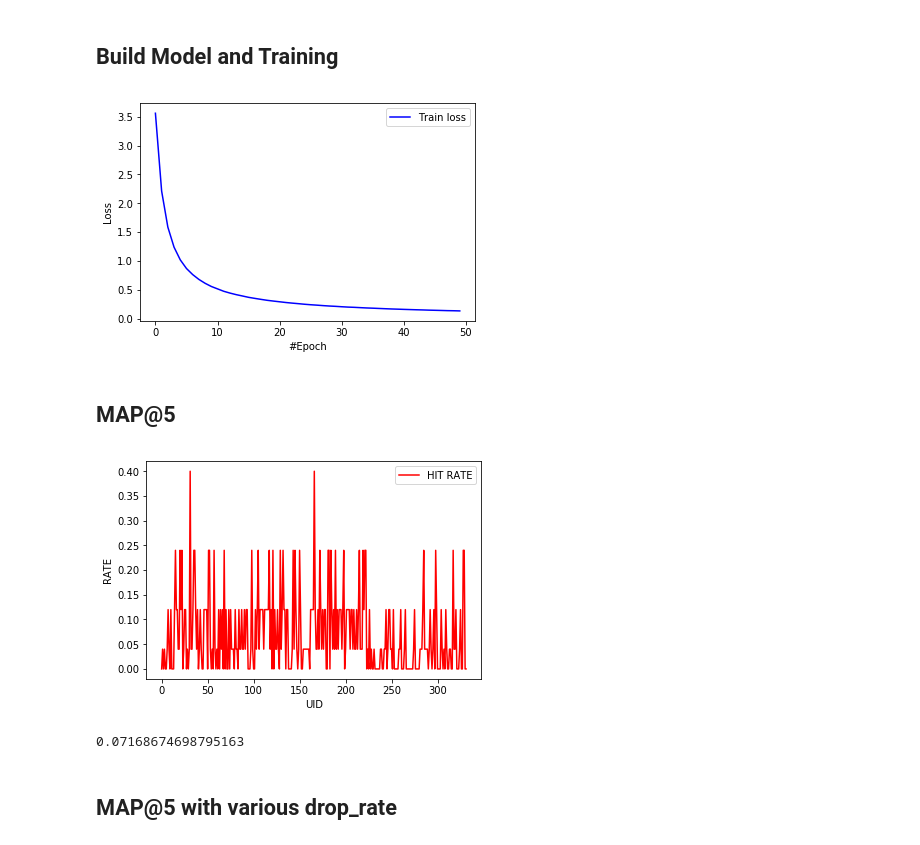
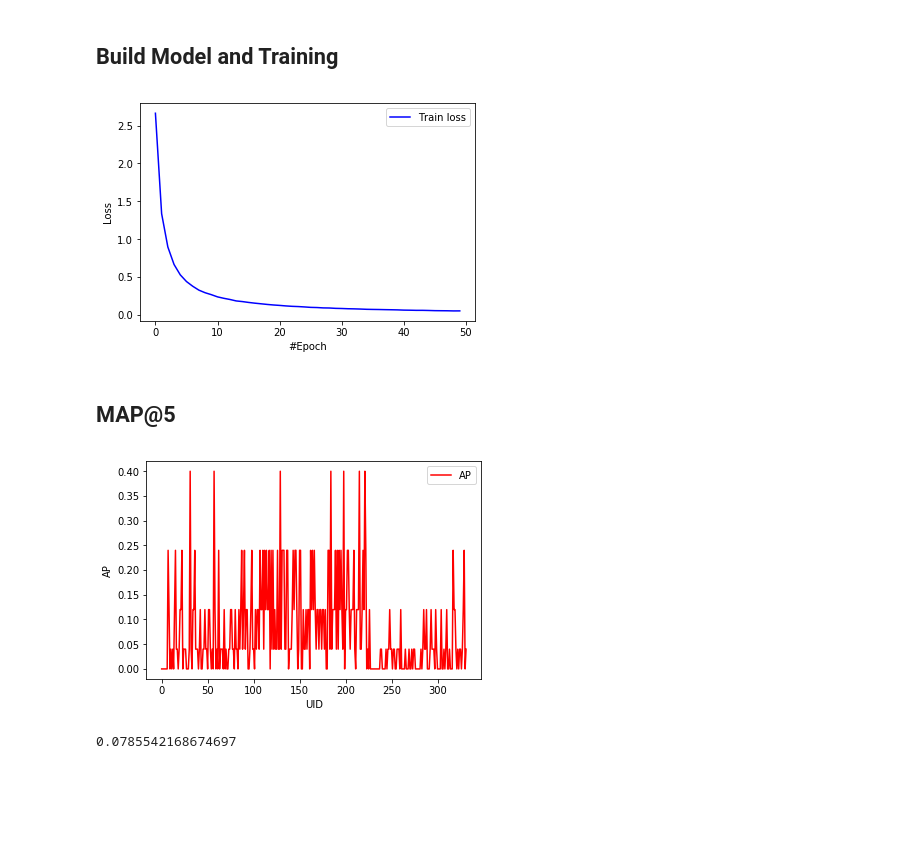
Before and after one commit to lxq8191/CDAE-2, a Jupyter notebook: CDAE_main.ipynb, the cells around one changed output. Drawn from its saved outputs; the diff is of its cells as text; code cells hidden in the pictures; blank space fills up the shorter version.

```diff
--- a/CDAE_main.ipynb
+++ b/CDAE_main.ipynb
@@ -35,8 +35,8 @@ for line in df_array:
 # %%
 a = [usr_idx for usr_idx in range(rating.shape[0]) if np.count_nonzero(rating[usr_idx]) < 5]
 rating = np.delete(rating, a, axis=0)
-a = [item_idx for item_idx in range(rating.shape[1]) if np.count_nonzero(rating.T[item_idx]) == 0]
-rating = np.delete(rating, a, axis=1)
+# a = [item_idx for item_idx in range(rating.shape[1]) if np.count_nonzero(rating.T[item_idx]) == 0]
+# rating = np.delete(rating, a, axis=1)
 
 n_u = rating.shape[0]
 n_i = rating.shape[1]
@@ -58,8 +85,8 @@ sess = tf.Session()
 X = tf.placeholder(tf.float32, shape=(1, n_i))
 Y = tf.placeholder(tf.float32, shape=(1, n_i))
 
-autoencoder = AutoEncoder(sess=sess, inputs=X, user_num=n_u, hidden_units=10,
-                          item_num=n_i, targets=Y, lr=0.01, epochs=50,
+autoencoder = AutoEncoder(sess=sess, inputs=X, user_num=n_u, hidden_units=20,
+                          item_num=n_i, targets=Y, lr=0.01, epochs=50, dropout_rate=0.6,
                           cost_function='log_loss')
 autoencoder.train(rating=rating)
 # %%
@@ -72,23 +99,21 @@ plt.xlabel('#Epoch')
 plt.ylabel('Loss')
 plt.show()
 # %% [output]
-[figure, old version]
+[figure, new version]
 # %% [markdown]
 ## MAP@5
 # %%
 ap = autoencoder.averagePrecision(rating)
 # %%
-plt.plot(range(len(ap)), ap, color='red', label='HIT RATE')
+plt.plot(range(len(ap)), ap, color='red', label='AP')
 # plt.plot(range(len(test_loss)), test_loss, color='red', label='Test loss')
 plt.legend(loc="upper right")
 plt.xlabel('UID')
-plt.ylabel('RATE')
+plt.ylabel('AP')
 plt.show()
 # %% [output]
-[figure, old version]
+[figure, new version]
 # %%
 print (sum(ap)/len(ap))
 # %% [output]
-0.07168674698795163
+0.0785542168674697
-# %% [markdown]
-## MAP@5 with various drop_rate
```
Also changed, not shown: parts of 14 cells of this notebook.
